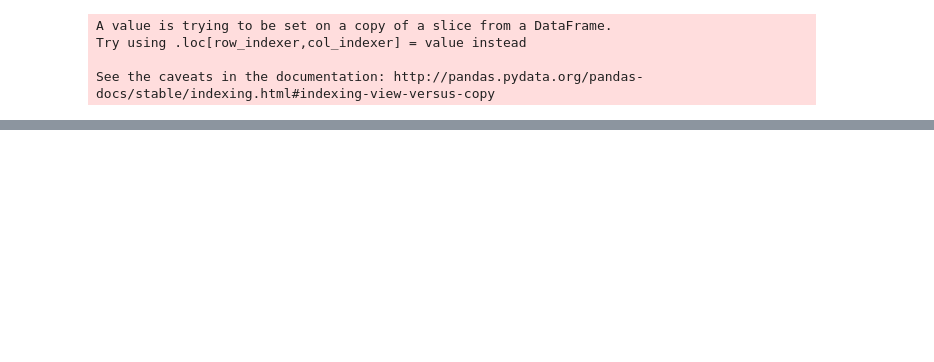
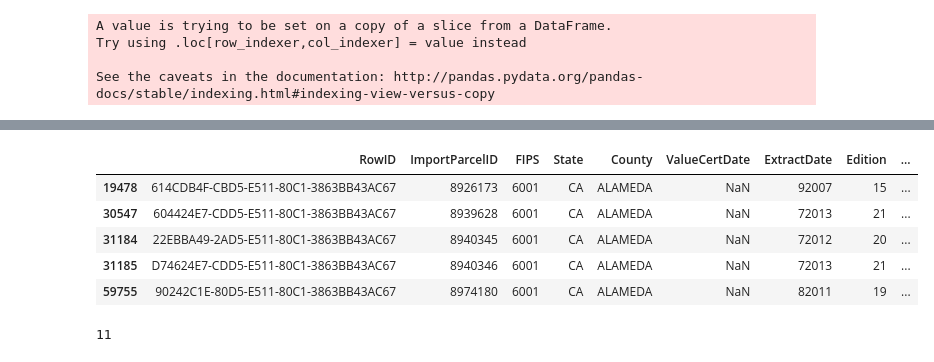
Before and after one commit to brianhtruong/cci_research, a Jupyter notebook: summer_2018/eml_ztrax/Quantifying Tenant Protection.ipynb, the cells around one changed output, grey strips where cells are left out. Cells and saved outputs as stored; diff of their text form; code cells hidden in the pictures; blank space fills up the shorter version.

```diff
--- a/summer_2018/eml_ztrax/Quantifying Tenant Protection.ipynb
+++ b/summer_2018/eml_ztrax/Quantifying Tenant Protection.ipynb
@@ -209,3 +211,14 @@ chpc_alameda.head()
+# %%
+display(chpc_alameda.head())
+print(len(chpc_alameda))
+# %% [output]
+|  | RowID | ImportParcelID | FIPS | State | County | ValueCertDate | ExtractDate | Edition | ... |
+| 19478 | 614CDB4F-CBD5-E511-80C1-3863BB43AC67 | 8926173 | 6001 | CA | ALAMEDA | NaN | 92007 | 15 | ... |
+| 30547 | 604424E7-CDD5-E511-80C1-3863BB43AC67 | 8939628 | 6001 | CA | ALAMEDA | NaN | 72013 | 21 | ... |
+| 31184 | 22EBBA49-2AD5-E511-80C1-3863BB43AC67 | 8940345 | 6001 | CA | ALAMEDA | NaN | 72012 | 20 | ... |
+| 31185 | D74624E7-CDD5-E511-80C1-3863BB43AC67 | 8940346 | 6001 | CA | ALAMEDA | NaN | 72013 | 21 | ... |
+| 59755 | 90242C1E-80D5-E511-80C1-3863BB43AC67 | 8974180 | 6001 | CA | ALAMEDA | NaN | 82011 | 19 | ... |
+11
 # %%
 # Going to add subsidez column now
 chpc_alameda = chpc_alameda[['ImportParcelID']]
```
Also changed, not shown: parts of 28 cells of this notebook.
